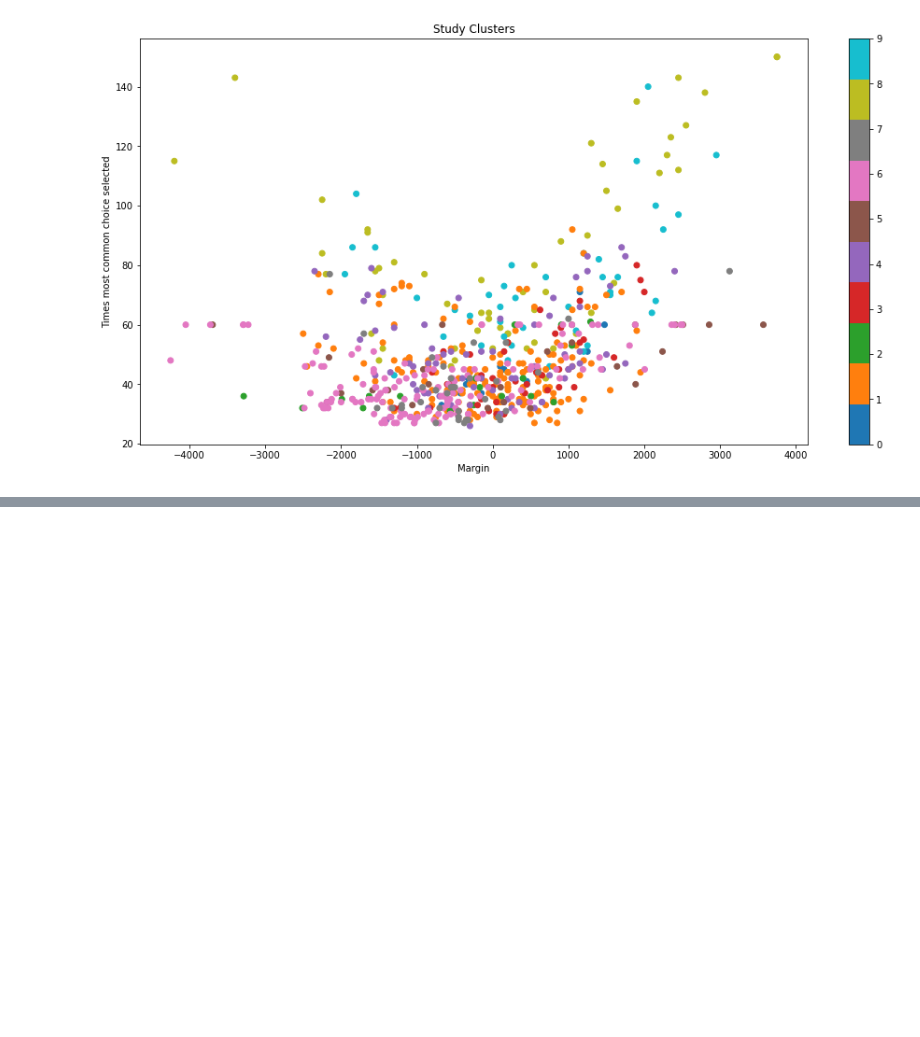
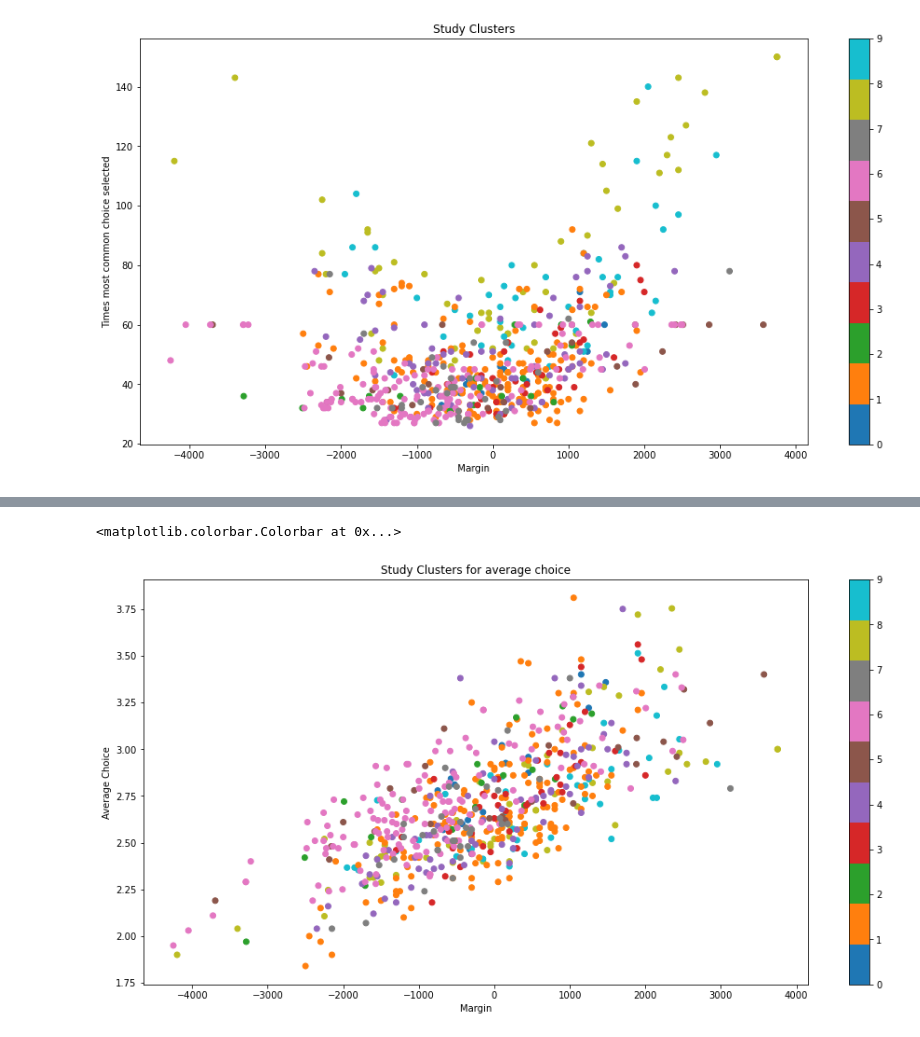
Before and after one commit to kiansweeney11/ca4015-assignment-1, a Jupyter notebook: clustering.ipynb, the cells around one changed output, grey strips where cells are left out. Saved outputs shown, nothing was run; the diff lists cells and outputs as text; code cells hidden in the pictures; blank space fills up the shorter version.

```diff
--- a/clustering.ipynb
+++ b/clustering.ipynb
@@ -158,7 +36,0 @@ From the elbow method graph above, we can see that the optimal number of cluster
-# %%
-sse_values = []
-Z = range(1,10)
-for k in Z:
-    kmeanModel = KMeans(n_clusters=k)
-    kmeanModel.fit(cleaned150)
-    sse_values.append(kmeanModel.inertia_)
@@ -321,0 +142,10 @@ From earlier our studies are as follows: Fridberg: 0, Horstmann: 1, Kjome: 2, Ma
+# %%
+plt.figure(figsize=(16,8))
+plt.scatter(joined['Margin'], joined['Average Choice'], c=joined['StudyNumber'], cmap='tab10')
+plt.title("Study Clusters for average choice")
+plt.xlabel('Margin')
+plt.ylabel('Average Choice')
+plt.colorbar()
+# %% [output]
+<matplotlib.colorbar.Colorbar at 0x...>
+[figure, added]
```
Also changed, not shown: parts of 35 cells of this notebook, 8 other files.
